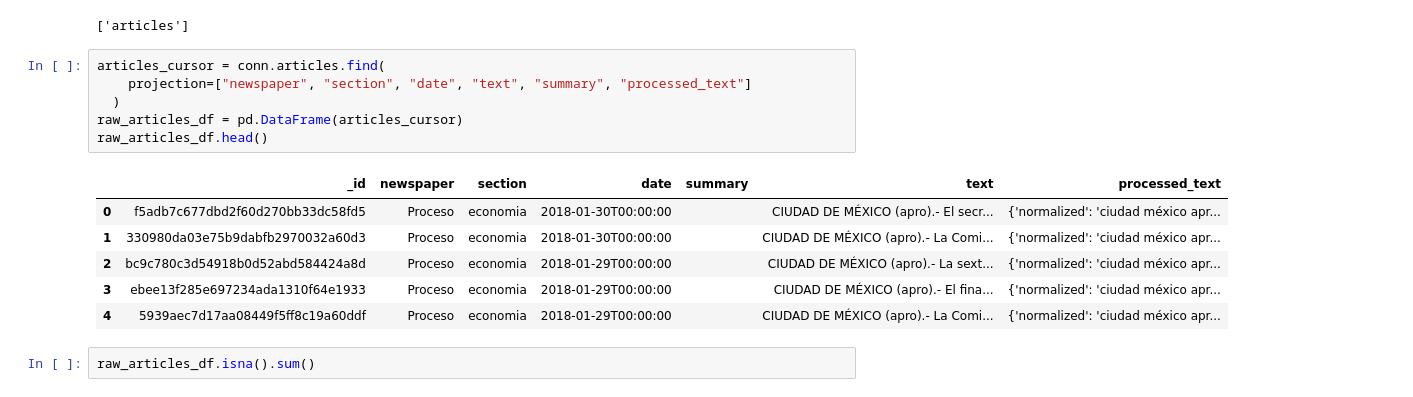
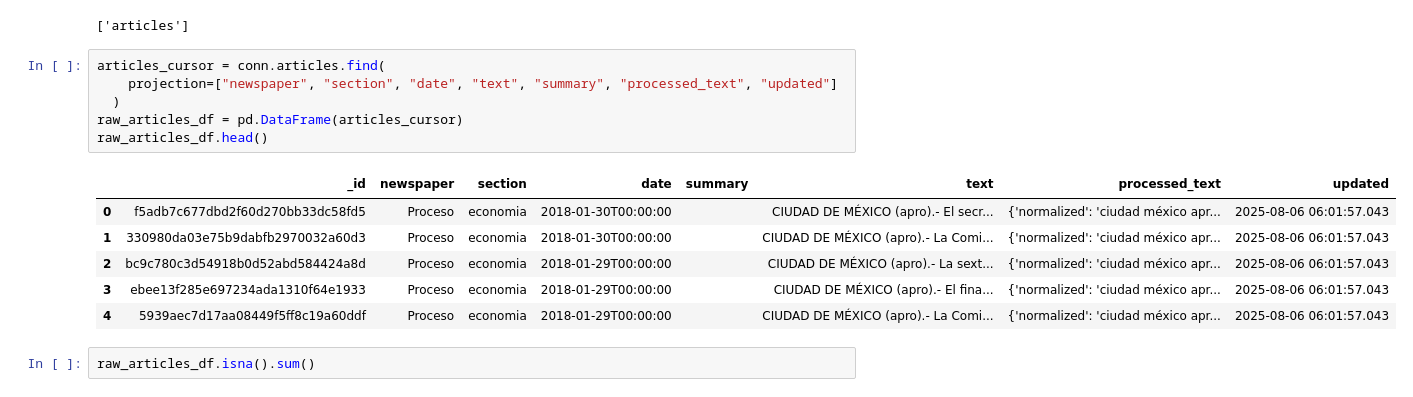
Before and after one commit to andreamarin/senate-publications-analysis, a Jupyter notebook: news_topic_classification.ipynb, the cells around one changed output. Drawn from its saved outputs; the diff is of its cells as text.

```diff
--- a/news_topic_classification.ipynb
+++ b/news_topic_classification.ipynb
@@ -196,17 +196,17 @@ conn.list_collection_names()
 ['articles']
 # %%
 articles_cursor = conn.articles.find(
-    projection=["newspaper", "section", "date", "text", "summary", "processed_text"]
+    projection=["newspaper", "section", "date", "text", "summary", "processed_text", "updated"]
   )
 raw_articles_df = pd.DataFrame(articles_cursor)
 raw_articles_df.head()
 # %% [output]
-|  | _id | newspaper | section | date | summary | text | processed_text |
-| 0 | f5adb7c677dbd2f60d270bb33dc58fd5 | Proceso | economia | 2018-01-30T00:00:00 |  | CIUDAD DE MÉXICO (apro).- El secr... | {'normalized': 'ciudad méxico apr... |
-| 1 | 330980da03e75b9dabfb2970032a60d3 | Proceso | economia | 2018-01-30T00:00:00 |  | CIUDAD DE MÉXICO (apro).- La Comi... | {'normalized': 'ciudad méxico apr... |
-| 2 | bc9c780c3d54918b0d52abd584424a8d | Proceso | economia | 2018-01-29T00:00:00 |  | CIUDAD DE MÉXICO (apro).- La sext... | {'normalized': 'ciudad méxico apr... |
-| 3 | ebee13f285e697234ada1310f64e1933 | Proceso | economia | 2018-01-29T00:00:00 |  | CIUDAD DE MÉXICO (apro).- El fina... | {'normalized': 'ciudad méxico apr... |
-| 4 | 5939aec7d17aa08449f5ff8c19a60ddf | Proceso | economia | 2018-01-29T00:00:00 |  | CIUDAD DE MÉXICO (apro).- La Comi... | {'normalized': 'ciudad méxico apr... |
+|  | _id | newspaper | section | date | summary | text | processed_text | updated |
+| 0 | f5adb7c677dbd2f60d270bb33dc58fd5 | Proceso | economia | 2018-01-30T00:00:00 |  | CIUDAD DE MÉXICO (apro).- El secr... | {'normalized': 'ciudad méxico apr... | 2025-08-06 06:01:57.043 |
+| 1 | 330980da03e75b9dabfb2970032a60d3 | Proceso | economia | 2018-01-30T00:00:00 |  | CIUDAD DE MÉXICO (apro).- La Comi... | {'normalized': 'ciudad méxico apr... | 2025-08-06 06:01:57.043 |
+| 2 | bc9c780c3d54918b0d52abd584424a8d | Proceso | economia | 2018-01-29T00:00:00 |  | CIUDAD DE MÉXICO (apro).- La sext... | {'normalized': 'ciudad méxico apr... | 2025-08-06 06:01:57.043 |
+| 3 | ebee13f285e697234ada1310f64e1933 | Proceso | economia | 2018-01-29T00:00:00 |  | CIUDAD DE MÉXICO (apro).- El fina... | {'normalized': 'ciudad méxico apr... | 2025-08-06 06:01:57.043 |
+| 4 | 5939aec7d17aa08449f5ff8c19a60ddf | Proceso | economia | 2018-01-29T00:00:00 |  | CIUDAD DE MÉXICO (apro).- La Comi... | {'normalized': 'ciudad méxico apr... | 2025-08-06 06:01:57.043 |
 # %%
 raw_articles_df.isna().sum()
 # %% [output]
```
Also changed, not shown: parts of 8 cells of this notebook.
